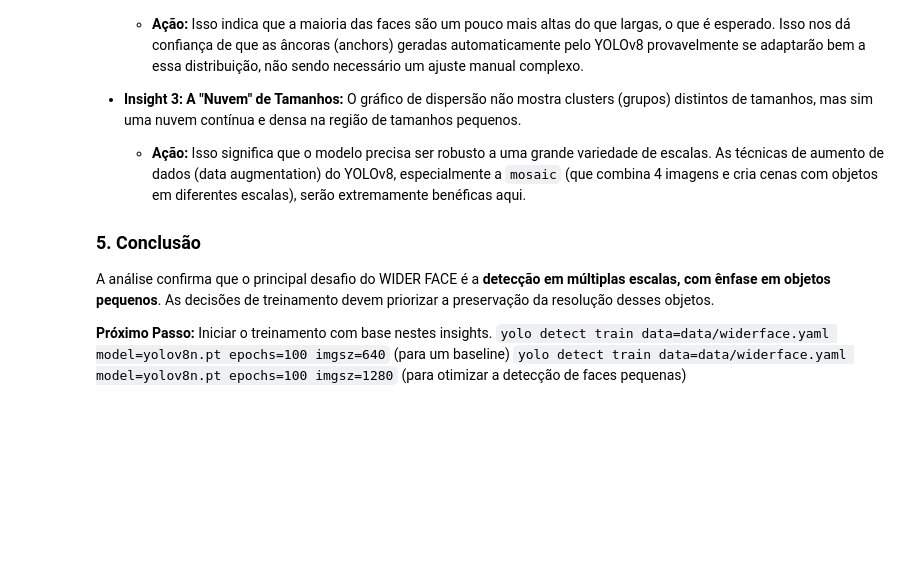
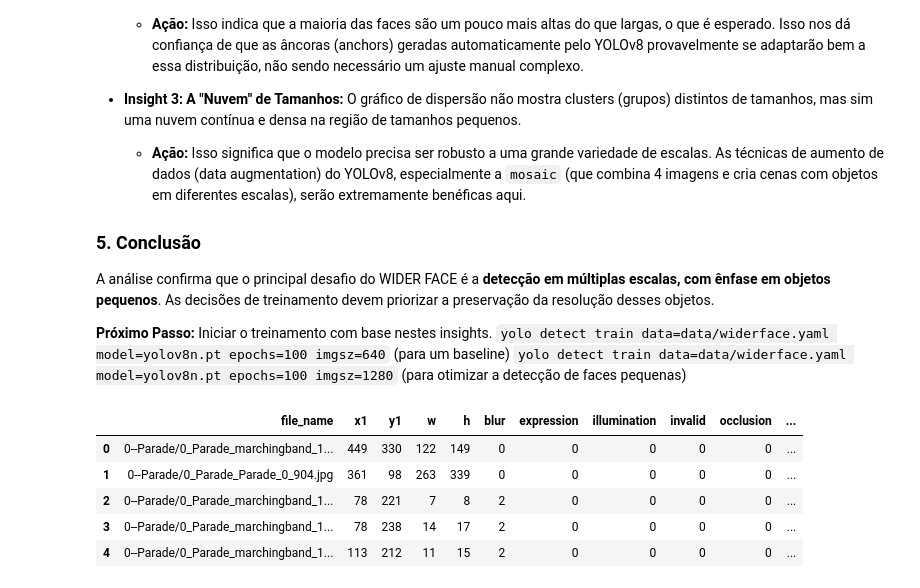
Before and after one commit to ld-wg/ml-optimization, a Jupyter notebook: eda.ipynb, the cells around one changed output. Cells and saved outputs as stored; diff of their text form; code cells hidden in the pictures; blank space fills up the shorter version.

```diff
--- a/eda.ipynb
+++ b/eda.ipynb
@@ -193,3 +186,13 @@ A análise confirma que o principal desafio do WIDER FACE é a **detecção em m
 **Próximo Passo:** Iniciar o treinamento com base nestes insights.
 `yolo detect train data=data/widerface.yaml model=yolov8n.pt epochs=100 imgsz=640` (para um baseline)
 `yolo detect train data=data/widerface.yaml model=yolov8n.pt epochs=100 imgsz=1280` (para otimizar a detecção de faces pequenas)
+# %%
+df_numerical = pd.read_csv('wider_face_train_attributes.csv')
+df_numerical.head()
+# %% [output]
+|  | file_name | x1 | y1 | w | h | blur | expression | illumination | invalid | occlusion | ... |
+| 0 | 0--Parade/0_Parade_marchingband_1... | 449 | 330 | 122 | 149 | 0 | 0 | 0 | 0 | 0 | ... |
+| 1 | 0--Parade/0_Parade_Parade_0_904.jpg | 361 | 98 | 263 | 339 | 0 | 0 | 0 | 0 | 0 | ... |
+| 2 | 0--Parade/0_Parade_marchingband_1... | 78 | 221 | 7 | 8 | 2 | 0 | 0 | 0 | 0 | ... |
+| 3 | 0--Parade/0_Parade_marchingband_1... | 78 | 238 | 14 | 17 | 2 | 0 | 0 | 0 | 0 | ... |
+| 4 | 0--Parade/0_Parade_marchingband_1... | 113 | 212 | 11 | 15 | 2 | 0 | 0 | 0 | 0 | ... |
```
Also changed, not shown: parts of 2 cells of this notebook, 3 other files.
